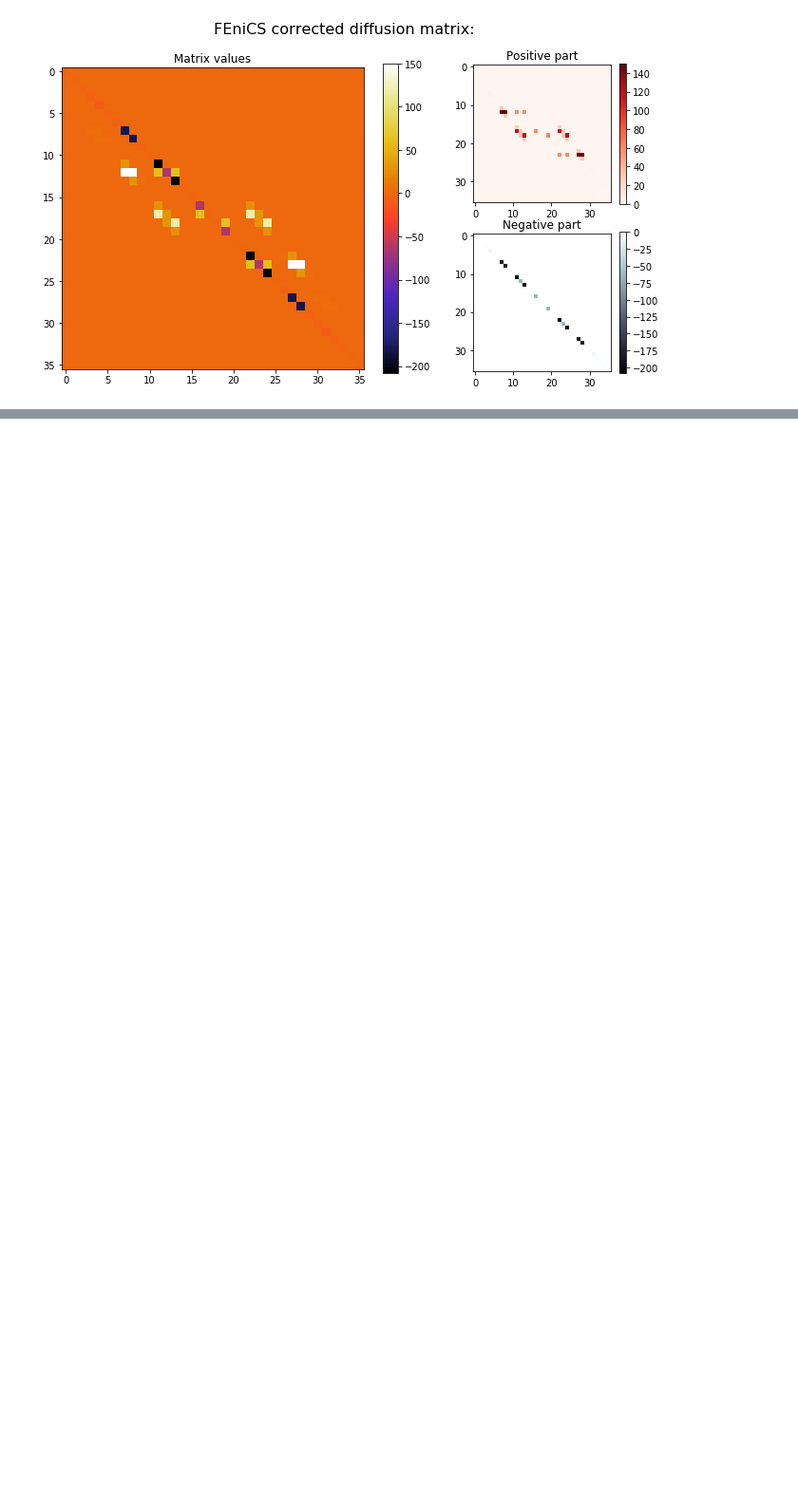
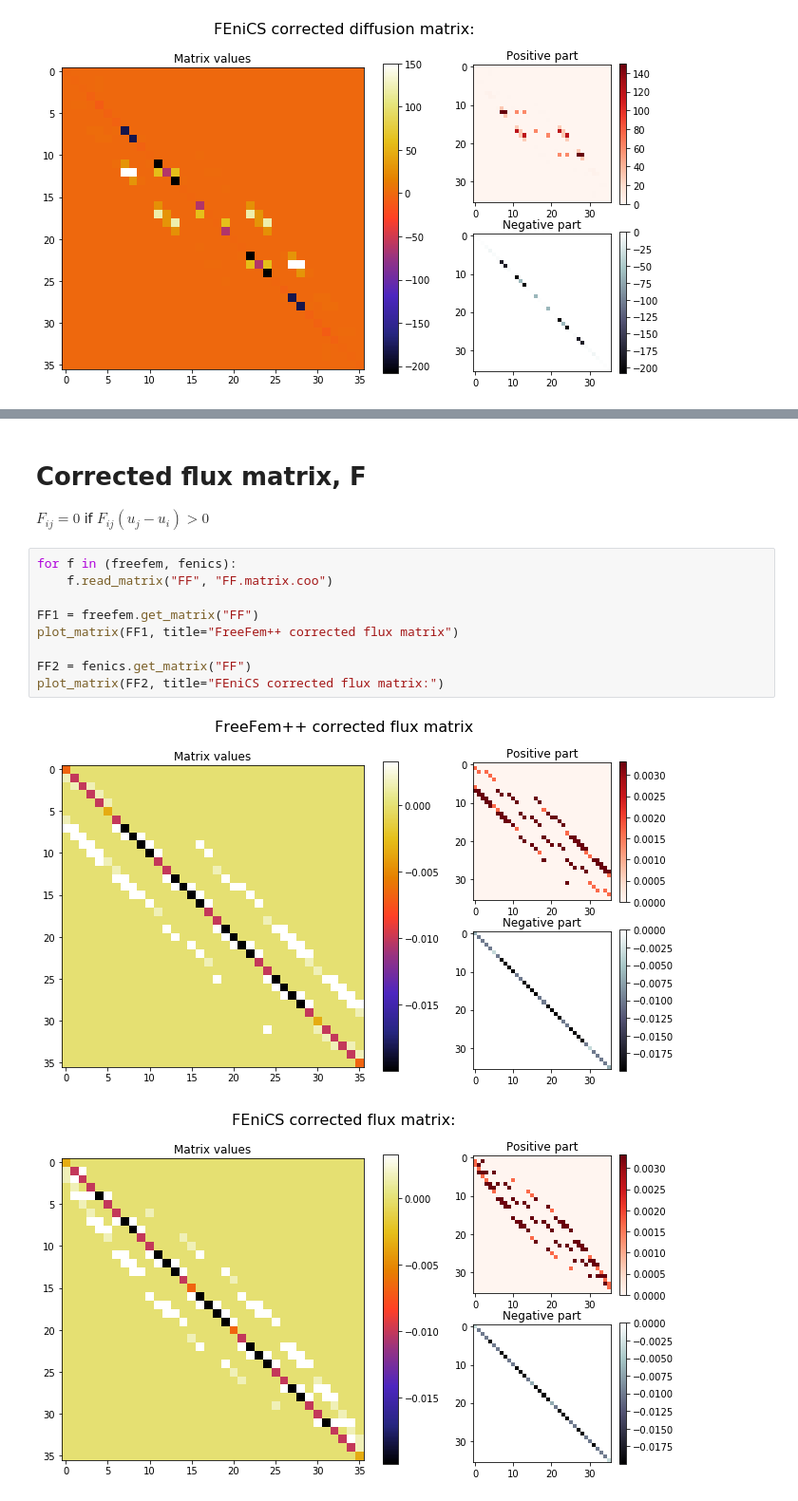
Before and after one commit to AlbaNaIz/ks_flux_correction, a Jupyter notebook: inspect_matrices.ipynb, the cells around one changed output, grey strips where cells are left out. Shown at 95% size. Saved outputs shown, nothing was run; the diff lists cells and outputs as text; blank space fills up the shorter version.

```diff
--- a/inspect_matrices.ipynb
+++ b/inspect_matrices.ipynb
@@ -322,0 +337,16 @@ assert_zero_cols_sum(KL1); assert_zero_cols_sum(KL2)
+# %% [markdown]
+# Corrected flux matrix, F
+
+$F_{ij}=0$ if $F_{ij}(u_j-u_i) > 0$
+# %%
+for f in (freefem, fenics):
+    f.read_matrix("FF", "FF.matrix.coo")
+
+FF1 = freefem.get_matrix("FF")
+plot_matrix(FF1, title="FreeFem++ corrected flux matrix")
+
+FF2 = fenics.get_matrix("FF")
+plot_matrix(FF2, title="FEniCS corrected flux matrix:")
+# %% [output]
+[figure, added]
+[figure, added]
```
Also changed, not shown: parts of 6 cells of this notebook, 1 other file.
